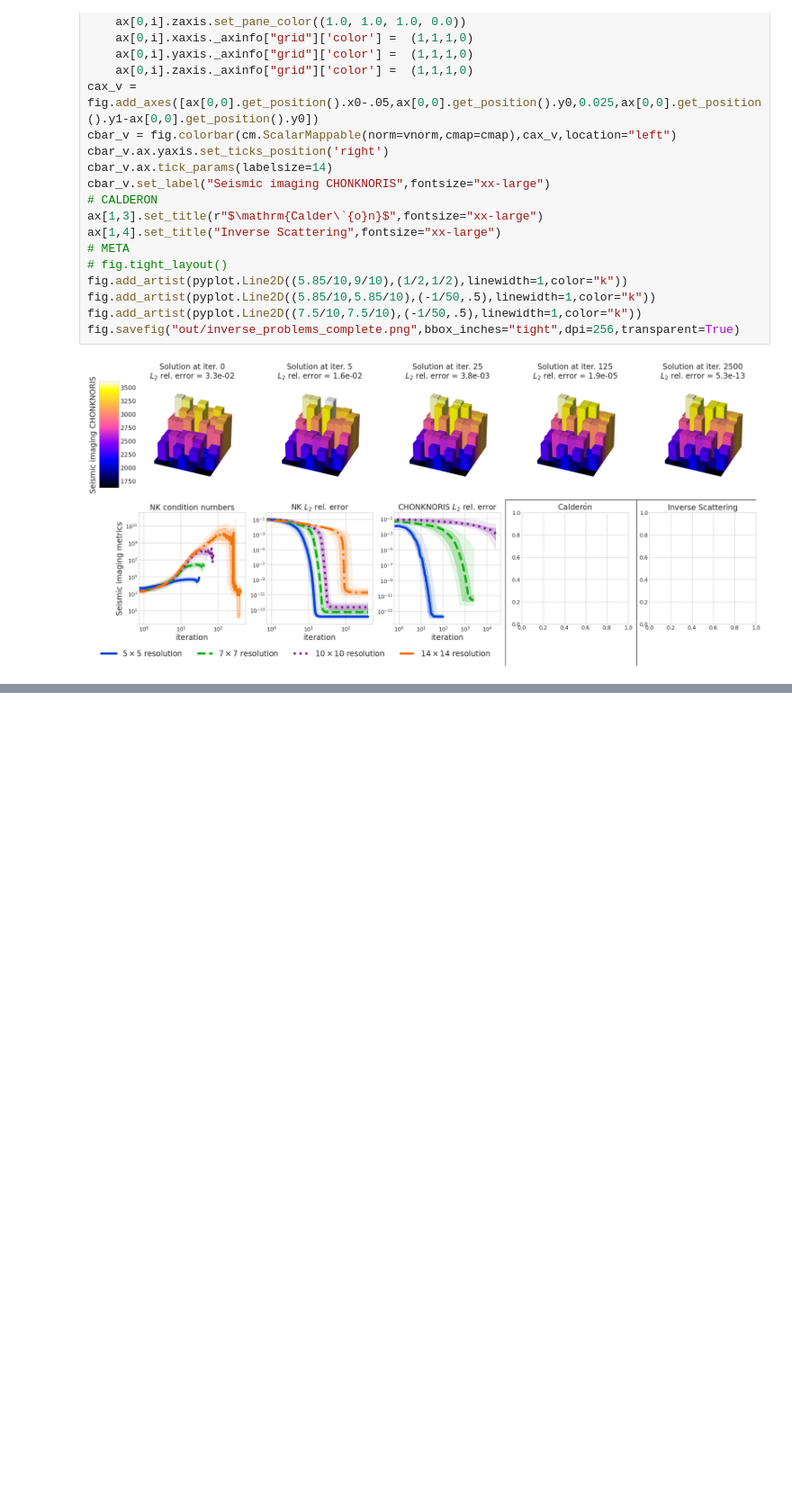
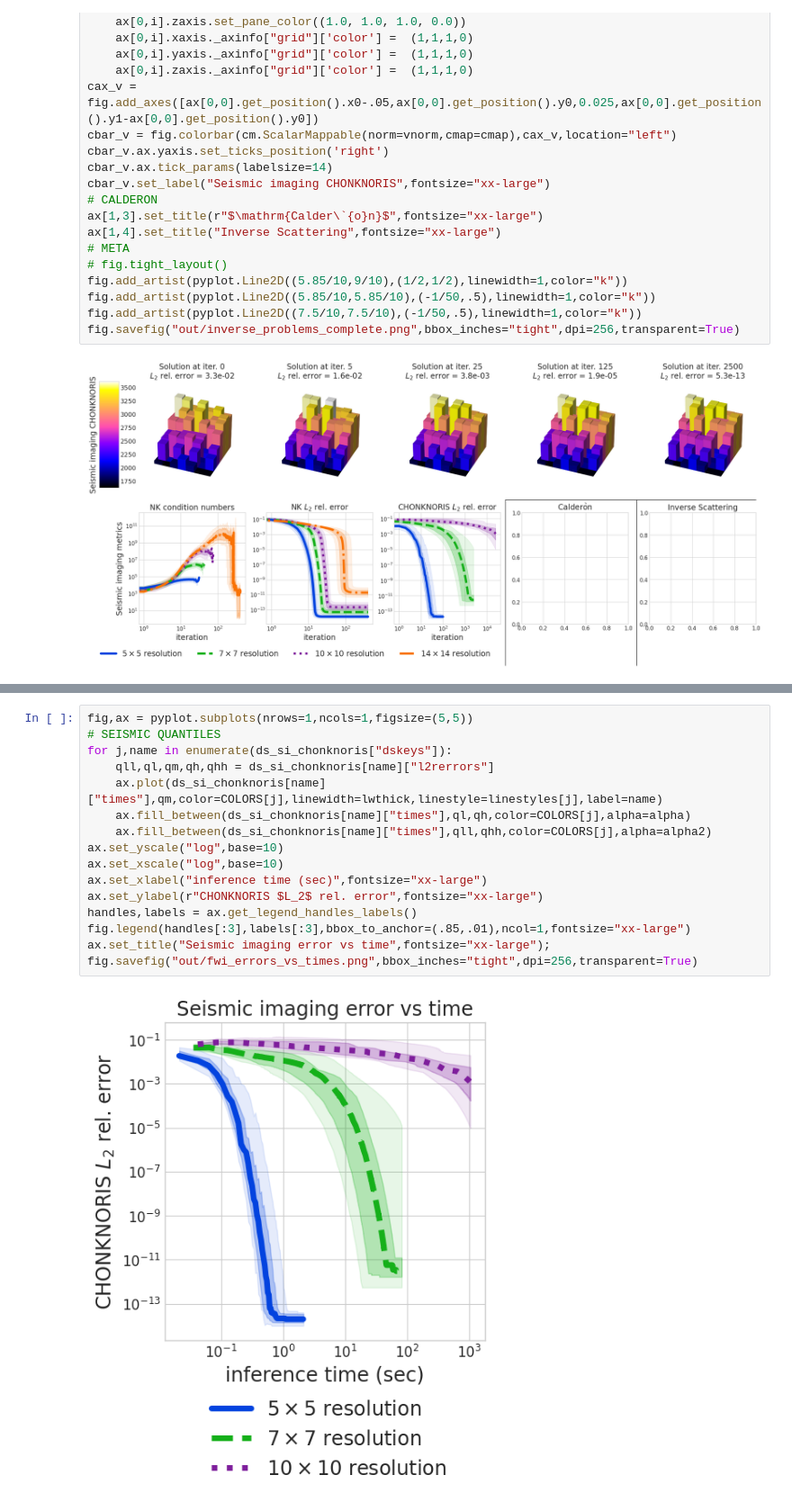
Before and after one commit to ArasBacho/CHONKNORIS, a Jupyter notebook: paper_plots/inverse_problems/inverse_problems.ipynb, the cells around one changed output, grey strips where cells are left out. Shown at 90% size. Drawn from its saved outputs; the diff is of its cells as text; blank space fills up the shorter version.

```diff
--- a/paper_plots/inverse_problems/inverse_problems.ipynb
+++ b/paper_plots/inverse_problems/inverse_problems.ipynb
@@ -111,0 +179,18 @@ fig.savefig("out/inverse_problems_complete.png",bbox_inches="tight",dpi=256,tran
+# %%
+fig,ax = pyplot.subplots(nrows=1,ncols=1,figsize=(5,5))
+# SEISMIC QUANTILES
+for j,name in enumerate(ds_si_chonknoris["dskeys"]):
+    qll,ql,qm,qh,qhh = ds_si_chonknoris[name]["l2rerrors"]
+    ax.plot(ds_si_chonknoris[name]["times"],qm,color=COLORS[j],linewidth=lwthick,linestyle=linestyles[j],label=name)
+    ax.fill_between(ds_si_chonknoris[name]["times"],ql,qh,color=COLORS[j],alpha=alpha)
+    ax.fill_between(ds_si_chonknoris[name]["times"],qll,qhh,color=COLORS[j],alpha=alpha2)
+ax.set_yscale("log",base=10)
+ax.set_xscale("log",base=10)
+ax.set_xlabel("inference time (sec)",fontsize="xx-large")
+ax.set_ylabel(r"CHONKNORIS $L_2$ rel. error",fontsize="xx-large")
+handles,labels = ax.get_legend_handles_labels()
+fig.legend(handles[:3],labels[:3],bbox_to_anchor=(.85,.01),ncol=1,fontsize="xx-large")
+ax.set_title("Seismic imaging error vs time",fontsize="xx-large");
+fig.savefig("out/fwi_errors_vs_times.png",bbox_inches="tight",dpi=256,transparent=True)
+# %% [output]
+[figure, added]
```
Also changed, not shown: parts of 2 cells of this notebook, 1 other file.
